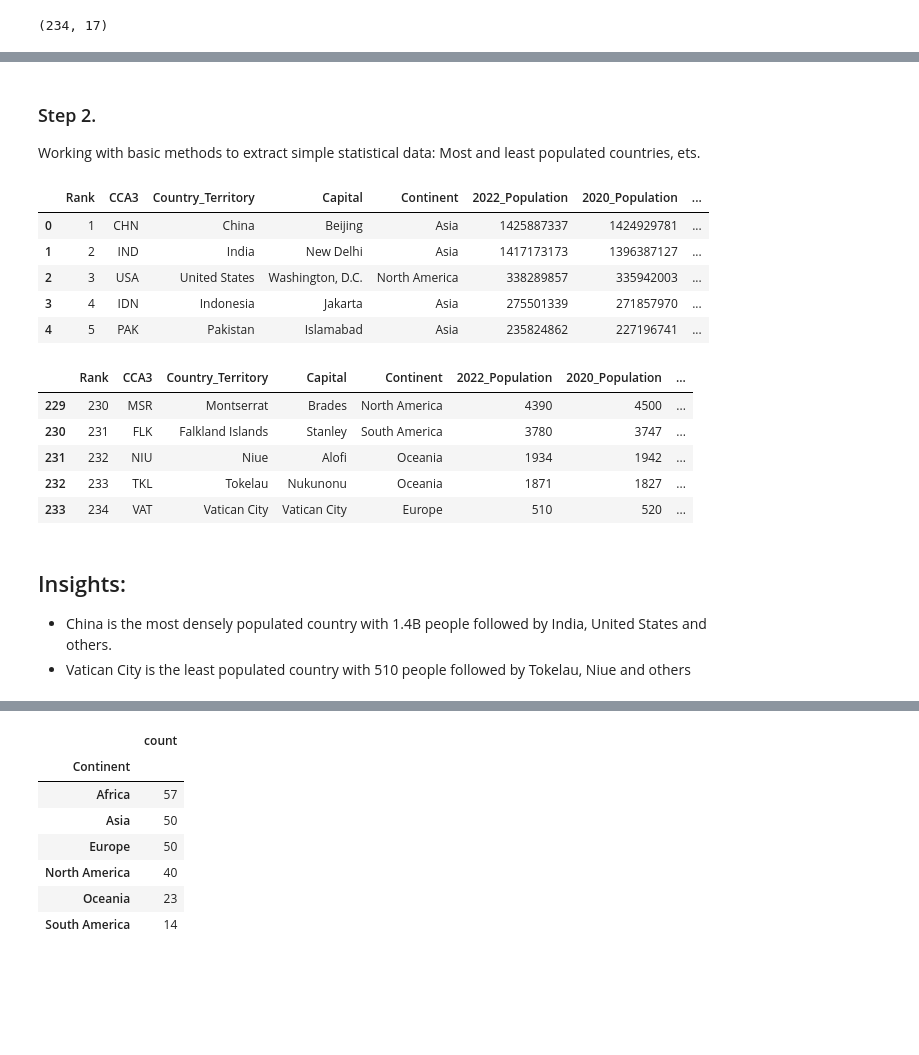
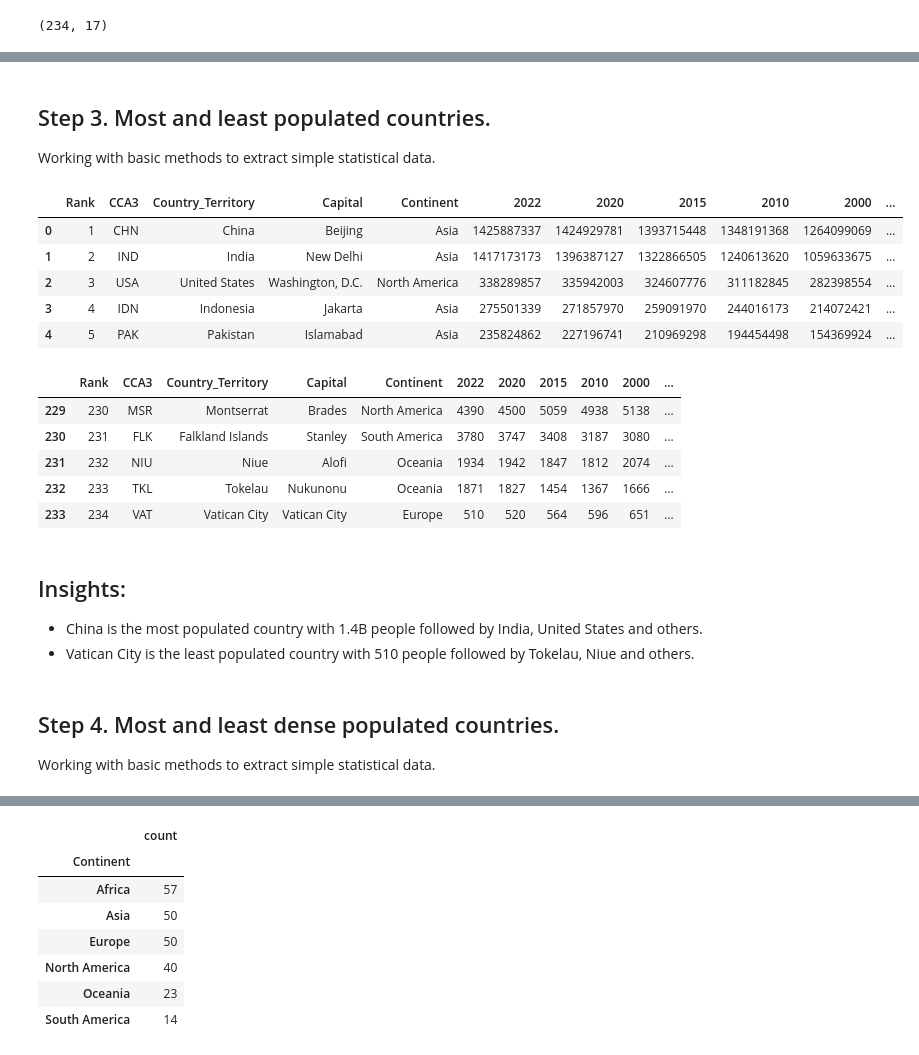
Before and after one commit to Koliada-LM-Data/World-Population-Study-Dataset, a Jupyter notebook: Population_project.ipynb, the cells around one changed output, grey strips where cells are left out. Drawn from its saved outputs; the diff is of its cells as text; code cells hidden in the pictures; blank space fills up the shorter version.

```diff
--- a/Population_project.ipynb
+++ b/Population_project.ipynb
@@ -110,3 +105,10 @@ display(world_df)
 | 232 | 63 | ZMB | Zambia | Lusaka | Africa | 20017675 | 18927715 | ... |
 | 233 | 74 | ZWE | Zimbabwe | Harare | Africa | 16320537 | 15669666 | ... |
 234 rows × 17 columns
+# %%
+# Renaming year columns from "Year Population" to just "Year" for shorter name
+
+for col in world_df.columns:
+    if 'Population' in col:
+        world_df = world_df.rename(columns={col: col.split('_')[0]})
+world_df.head()
@@ -234,31 +336,35 @@ world_df.describe()
 # %% [markdown]
-### Step 2.
+## Step 3. Most and least populated countries.
 
-Working with basic methods to extract simple statistical data: Most and least populated countries, ets.
+Working with basic methods to extract simple statistical data.
 # %%
-# Sorts dataset by column "2022_Population" in ascending direction and displays 5 upper rows.
+# Sorts dataset by column "2022" in ascending direction and displays 5 upper rows.
 
-world_df.sort_values("2022_Population", ascending=False, ignore_index=True).head(5)
+world_df.sort_values("2022", ascending=False, ignore_index=True).head(5).style.set_properties(**{"background-color": "#679289","color":"white","border": "1px  solid white" })
 # %% [output]
-|  | Rank | CCA3 | Country_Territory | Capital | Continent | 2022_Population | 2020_Population | ... |
-| 0 | 1 | CHN | China | Beijing | Asia | 1425887337 | 1424929781 | ... |
-| 1 | 2 | IND | India | New Delhi | Asia | 1417173173 | 1396387127 | ... |
-| 2 | 3 | USA | United States | Washington, D.C. | North America | 338289857 | 335942003 | ... |
-| 3 | 4 | IDN | Indonesia | Jakarta | Asia | 275501339 | 271857970 | ... |
-| 4 | 5 | PAK | Pakistan | Islamabad | Asia | 235824862 | 227196741 | ... |
+|  | Rank | CCA3 | Country_Territory | Capital | Continent | 2022 | 2020 | 2015 | 2010 | 2000 | ... |
+| 0 | 1 | CHN | China | Beijing | Asia | 1425887337 | 1424929781 | 1393715448 | 1348191368 | 1264099069 | ... |
+| 1 | 2 | IND | India | New Delhi | Asia | 1417173173 | 1396387127 | 1322866505 | 1240613620 | 1059633675 | ... |
+| 2 | 3 | USA | United States | Washington, D.C. | North America | 338289857 | 335942003 | 324607776 | 311182845 | 282398554 | ... |
+| 3 | 4 | IDN | Indonesia | Jakarta | Asia | 275501339 | 271857970 | 259091970 | 244016173 | 214072421 | ... |
+| 4 | 5 | PAK | Pakistan | Islamabad | Asia | 235824862 | 227196741 | 210969298 | 194454498 | 154369924 | ... |
 # %%
-# Sorts dataset by column "2022_Population" in ascending direction and displays 5 lower rows.
+# Sorts dataset by column "2022" in ascending direction and displays 5 lower rows.
 
-world_df.sort_values("2022_Population", ascending=False, ignore_index=True).tail(5)
+world_df.sort_values("2022", ascending=False, ignore_index=True).tail(5).style.set_properties(**{"background-color": "#679289","color":"white","border": "1px  solid white" })
 # %% [output]
-|  | Rank | CCA3 | Country_Territory | Capital | Continent | 2022_Population | 2020_Population | ... |
-| 229 | 230 | MSR | Montserrat | Brades | North America | 4390 | 4500 | ... |
-| 230 | 231 | FLK | Falkland Islands | Stanley | South America | 3780 | 3747 | ... |
-| 231 | 232 | NIU | Niue | Alofi | Oceania | 1934 | 1942 | ... |
-| 232 | 233 | TKL | Tokelau | Nukunonu | Oceania | 1871 | 1827 | ... |
-| 233 | 234 | VAT | Vatican City | Vatican City | Europe | 510 | 520 | ... |
+|  | Rank | CCA3 | Country_Territory | Capital | Continent | 2022 | 2020 | 2015 | 2010 | 2000 | ... |
+| 229 | 230 | MSR | Montserrat | Brades | North America | 4390 | 4500 | 5059 | 4938 | 5138 | ... |
+| 230 | 231 | FLK | Falkland Islands | Stanley | South America | 3780 | 3747 | 3408 | 3187 | 3080 | ... |
+| 231 | 232 | NIU | Niue | Alofi | Oceania | 1934 | 1942 | 1847 | 1812 | 2074 | ... |
+| 232 | 233 | TKL | Tokelau | Nukunonu | Oceania | 1871 | 1827 | 1454 | 1367 | 1666 | ... |
+| 233 | 234 | VAT | Vatican City | Vatican City | Europe | 510 | 520 | 564 | 596 | 651 | ... |
 # %% [markdown]
 ## Insights:
 
-- China is the most densely populated country with 1.4B people followed by India, United States and others.
-- Vatican City is the least populated country with 510 people followed by Tokelau, Niue and others
+- China is the most populated country with 1.4B people followed by India, United States and others.
+- Vatican City is the least populated country with 510 people followed by Tokelau, Niue and others.
+# %% [markdown]
+## Step 4. Most and least dense populated countries.
+
+Working with basic methods to extract simple statistical data.
```
Also changed, not shown: parts of 96 cells of this notebook.
